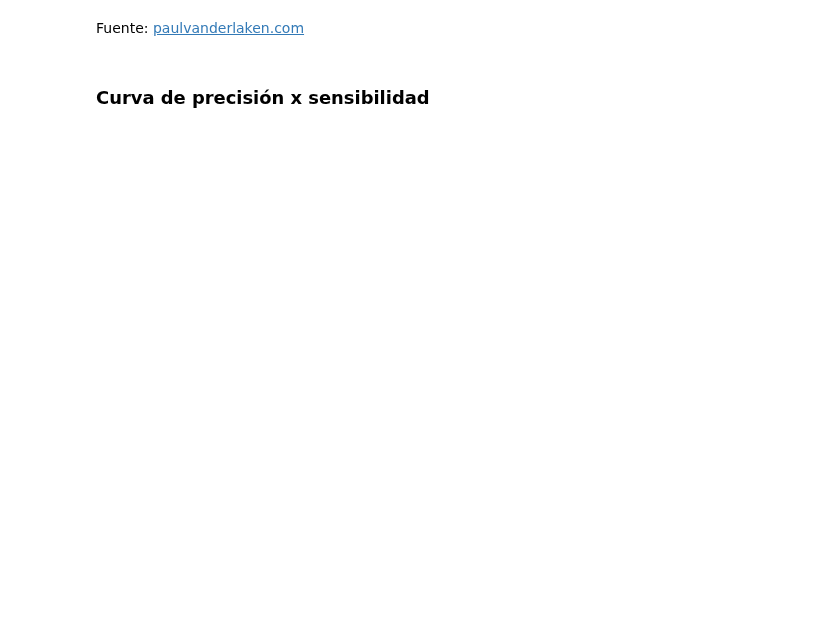
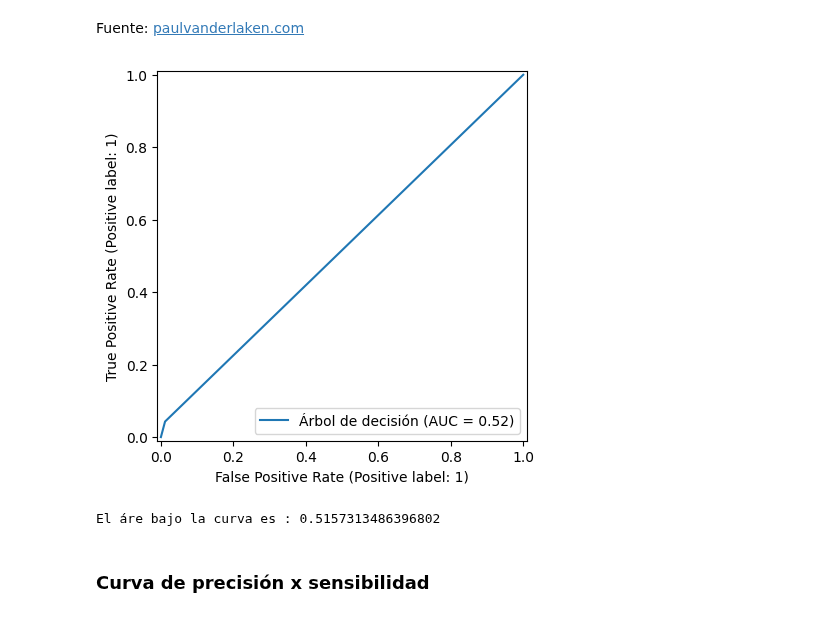
Before and after one commit to Nataliahfk/estadistica_python, a Jupyter notebook: clasificacion_validacion_y_metricas.ipynb, the cells around one changed output. Saved outputs shown, nothing was run; the diff lists cells and outputs as text; code cells hidden in the pictures; blank space fills up the shorter version.

```diff
--- a/clasificacion_validacion_y_metricas.ipynb
+++ b/clasificacion_validacion_y_metricas.ipynb
@@ -179,0 +247,4 @@ Fuente: [paulvanderlaken.com](https://paulvanderlaken.com/2019/08/16/roc-auc-pre
+# %%
+RocCurveDisplay.from_predictions(y_val,y_previsto, name='Árbol de decisión');
+# %% [output]
+[figure, added]
@@ -180,3 +253,7 @@ Fuente: [paulvanderlaken.com](https://paulvanderlaken.com/2019/08/16/roc-auc-pre
+# %%
+print(f'El áre bajo la curva es : {roc_auc_score(y_val,y_previsto)}')
+# %% [output]
+El áre bajo la curva es : 0.5157313486396802
 # %% [markdown]
 ### Curva de  precisión x sensibilidad
 # %%
```
Also changed, not shown: parts of 26 cells of this notebook.
